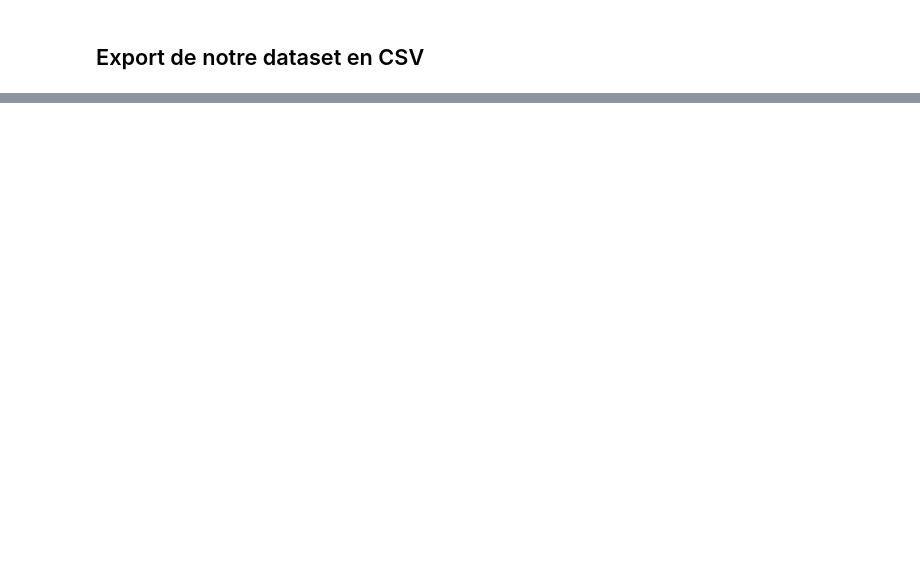
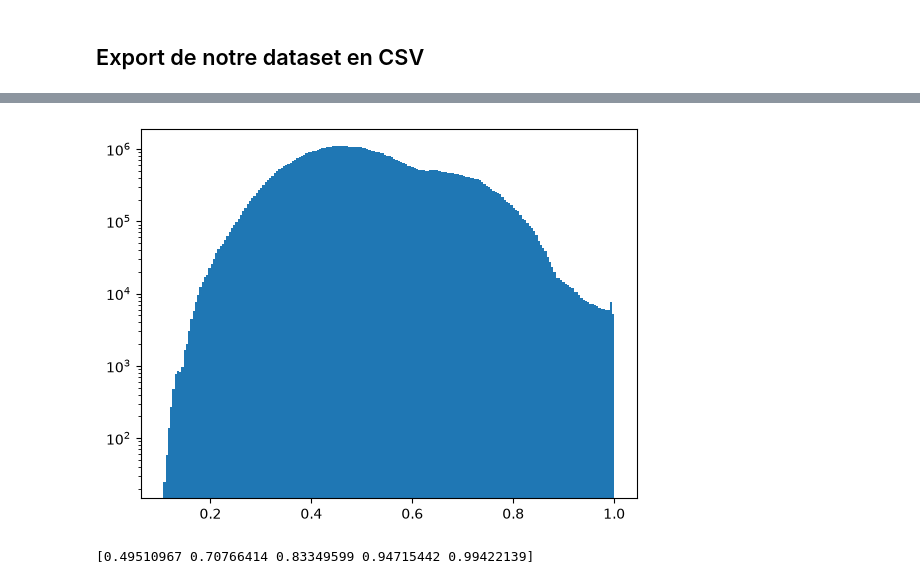
Before and after one commit to gabinHnr/IA---Imagerie-medicale-IRM, a Jupyter notebook: Supervised Learning/PreProcessing/PreProcessing.ipynb, the cells around one changed output, grey strips where cells are left out. Cells and saved outputs as stored; diff of their text form; code cells hidden in the pictures; blank space fills up the shorter version.

```diff
--- a/Supervised Learning/PreProcessing/PreProcessing.ipynb
+++ b/Supervised Learning/PreProcessing/PreProcessing.ipynb
@@ -241,0 +266,9 @@ raise SystemExit(0)
+# %%
+import matplotlib.pyplot as plt
+vals = sim[np.triu_indices_from(sim, k=1)]
+plt.hist(vals, bins=200, log=True)
+plt.show()
+print(np.percentile(vals, [50, 90, 99, 99.9, 99.99]))
+# %% [output]
+[figure, added]
+[0.49510967 0.70766414 0.83349599 0.94715442 0.99422139]
```
Also changed, not shown: parts of 4 cells of this notebook, 6 other files.
